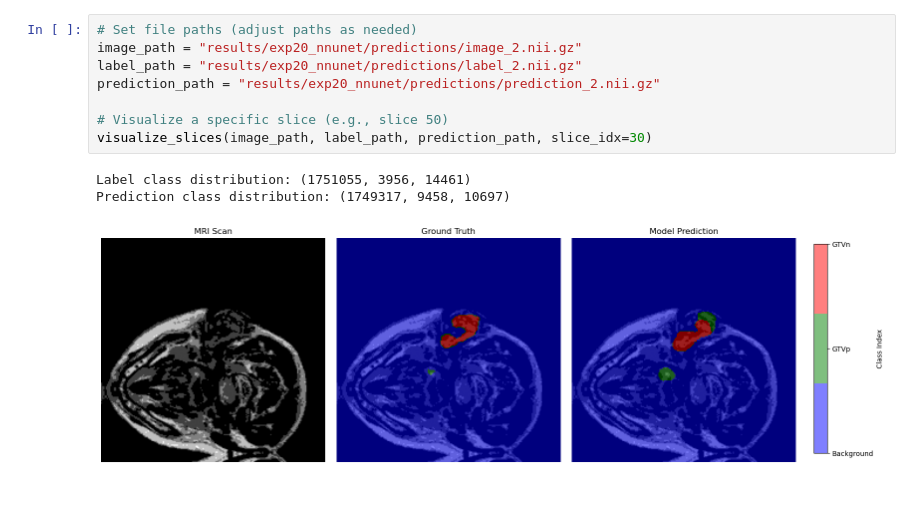
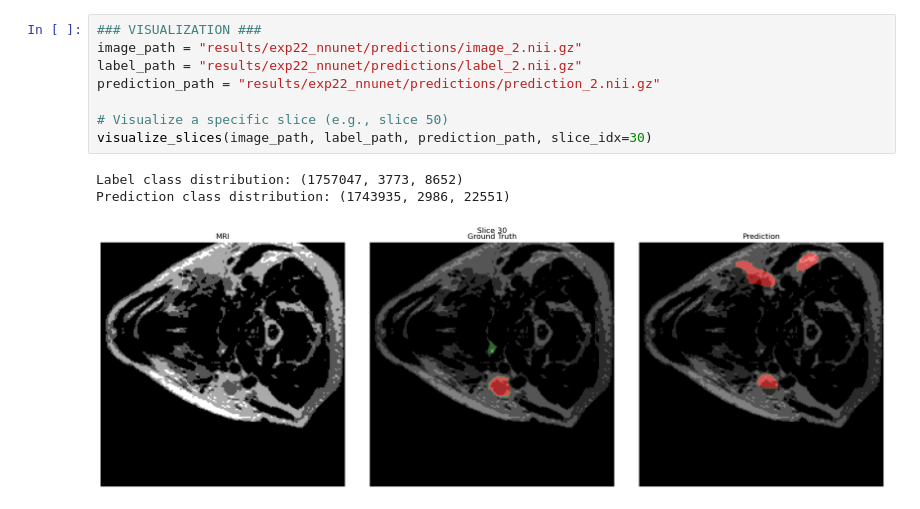
Before and after one commit to herminega/tdt4265_mini_project, a Jupyter notebook: train.ipynb, the cells around one changed output. Drawn from its saved outputs; the diff is of its cells as text.

```diff
--- a/train.ipynb
+++ b/train.ipynb
@@ -228,12 +133,12 @@ def visualize_slices(image_path, label_path, prediction_path, slice_idx=None):
 # %%
-# Set file paths (adjust paths as needed)
-image_path = "results/exp20_nnunet/predictions/image_2.nii.gz"
-label_path = "results/exp20_nnunet/predictions/label_2.nii.gz"
-prediction_path = "results/exp20_nnunet/predictions/prediction_2.nii.gz"
+### VISUALIZATION ###
+image_path = "results/exp22_nnunet/predictions/image_2.nii.gz"
+label_path = "results/exp22_nnunet/predictions/label_2.nii.gz"
+prediction_path = "results/exp22_nnunet/predictions/prediction_2.nii.gz"
 
 # Visualize a specific slice (e.g., slice 50)
 visualize_slices(image_path, label_path, prediction_path, slice_idx=30)
 # %% [output]
-Label class distribution: (1751055, 3956, 14461)
-Prediction class distribution: (1749317, 9458, 10697)
+Label class distribution: (1757047, 3773, 8652)
+Prediction class distribution: (1743935, 2986, 22551)
-[figure, old version]
+[figure, new version]
```
Also changed, not shown: parts of 13 cells of this notebook, 14 other files.
